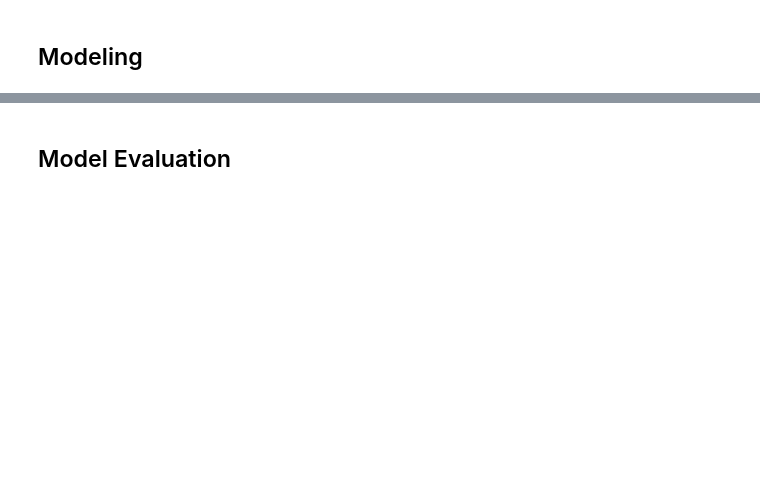
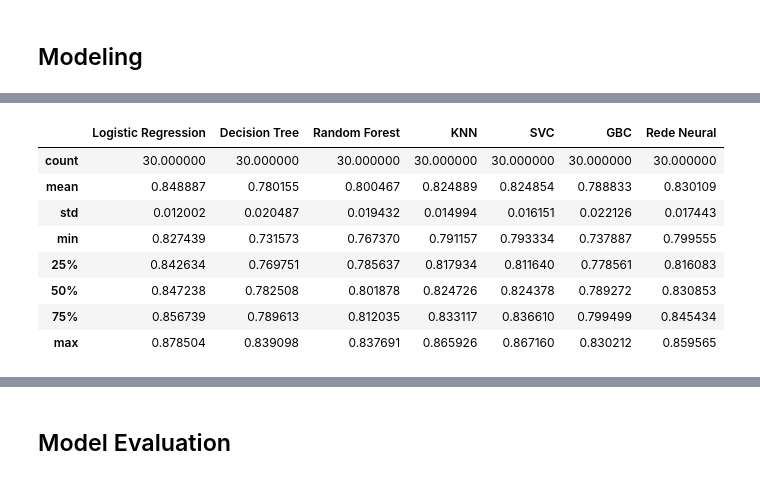
Before and after one commit to wrjpd/heart-disease, a Jupyter notebook: heart-disease.ipynb, the cells around one changed output, grey strips where cells are left out. Cells and saved outputs as stored; diff of their text form; code cells hidden in the pictures; blank space fills up the shorter version.

```diff
--- a/heart-disease.ipynb
+++ b/heart-disease.ipynb
@@ -398,0 +416,12 @@ pd.DataFrame(accuracy).describe()
+# %%
+pd.DataFrame(recall).describe()
+# %% [output]
+|  | Logistic Regression | Decision Tree | Random Forest | KNN | SVC | GBC | Rede Neural |
+| count | 30.000000 | 30.000000 | 30.000000 | 30.000000 | 30.000000 | 30.000000 | 30.000000 |
+| mean | 0.848887 | 0.780155 | 0.800467 | 0.824889 | 0.824854 | 0.788833 | 0.830109 |
+| std | 0.012002 | 0.020487 | 0.019432 | 0.014994 | 0.016151 | 0.022126 | 0.017443 |
+| min | 0.827439 | 0.731573 | 0.767370 | 0.791157 | 0.793334 | 0.737887 | 0.799555 |
+| 25% | 0.842634 | 0.769751 | 0.785637 | 0.817934 | 0.811640 | 0.778561 | 0.816083 |
+| 50% | 0.847238 | 0.782508 | 0.801878 | 0.824726 | 0.824378 | 0.789272 | 0.830853 |
+| 75% | 0.856739 | 0.789613 | 0.812035 | 0.833117 | 0.836610 | 0.799499 | 0.845434 |
+| max | 0.878504 | 0.839098 | 0.837691 | 0.865926 | 0.867160 | 0.830212 | 0.859565 |
```
Also changed, not shown: parts of 24 cells of this notebook.
